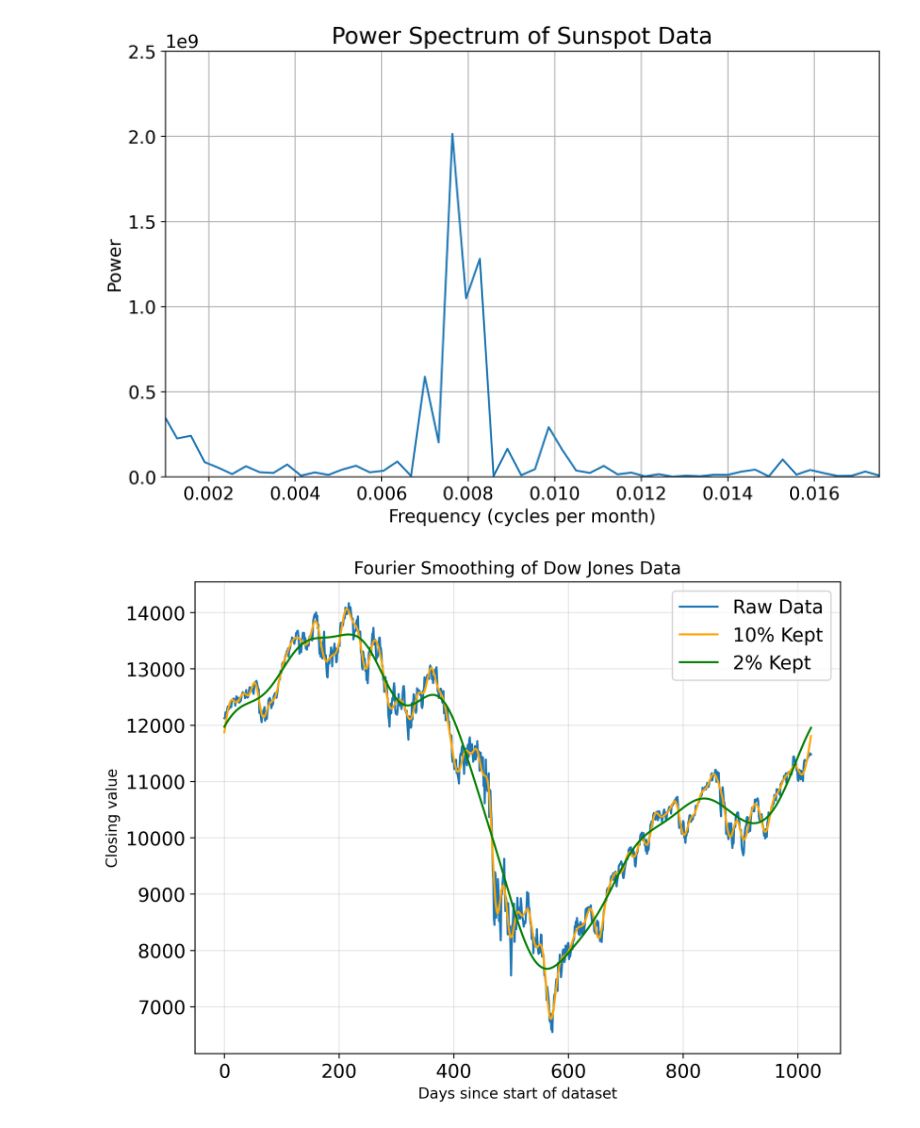
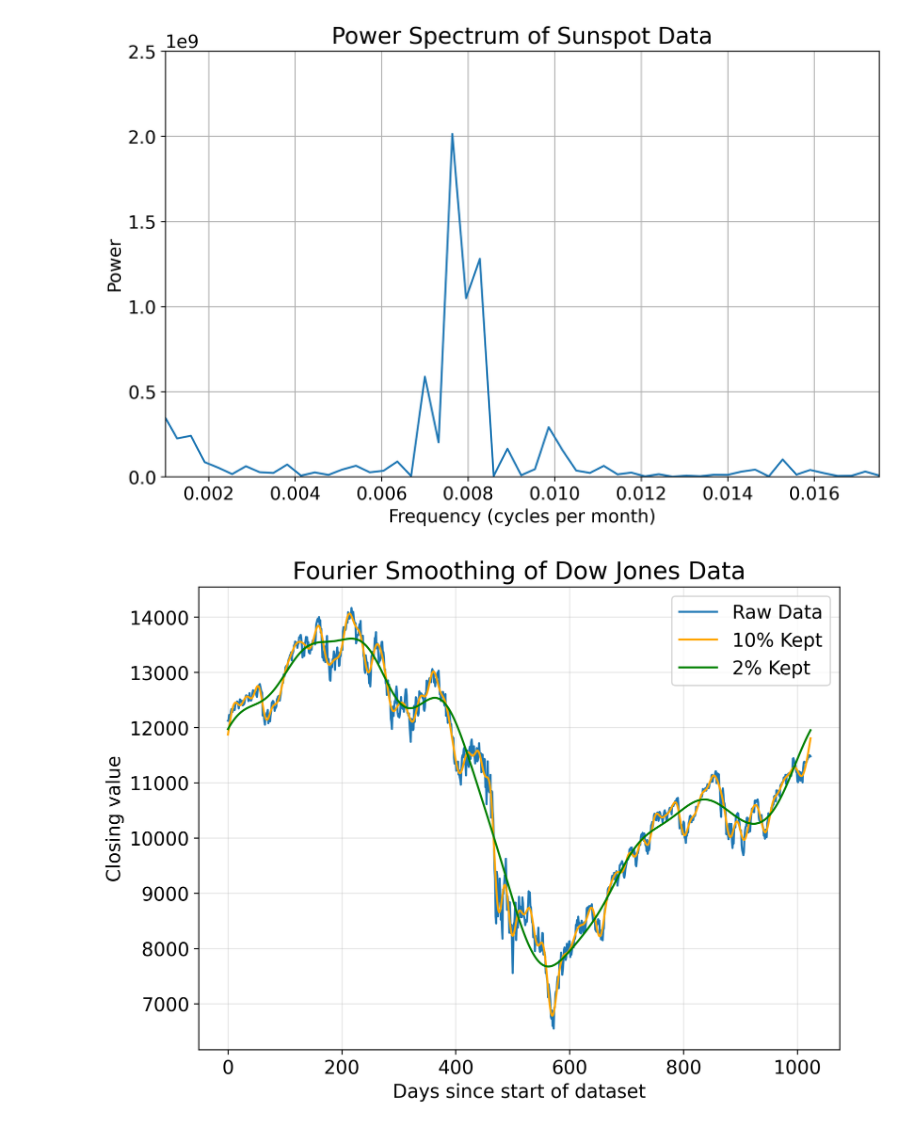
Before and after one commit to chrissellgrenbackup/computational-physics, a Jupyter notebook: hw3/hw3.ipynb, the cells around one changed output. Saved outputs shown, nothing was run; the diff lists cells and outputs as text; code cells hidden in the pictures.

```diff
--- a/hw3/hw3.ipynb
+++ b/hw3/hw3.ipynb
@@ -77,28 +78,28 @@ Period (months): 130.95833333333334
 # %%
 # Problem 2
 dow = np.genfromtxt("dow.txt")
 N = len(dow)
 days = np.arange(N)
 plt.figure(figsize=(8,6),dpi=300)
 plt.plot(days,dow,label="Raw Data")
 c = np.fft.rfft(dow)
 M = len(c)
 cutoff = int(0.1 * M)
 c_filt = np.copy(c)
 c_filt[cutoff:] = 0
 dow_smooth = np.fft.irfft(c_filt)
 plt.plot(days,dow_smooth,color='orange',label="10% Kept")
 c_filt2 = np.copy(c)
 cutoff2 = int(0.02 * M)
 c_filt2[cutoff2:] = 0
 dow_smoother = np.fft.irfft(c_filt2)
 plt.plot(days,dow_smoother,color='green',label="2% Kept")
 plt.title("Fourier Smoothing of Dow Jones Data", fontsize=18)
 plt.xlabel("Days since start of dataset", fontsize=14)
-plt.ylabel("Closing value", fontsize=11)
+plt.ylabel("Closing value", fontsize=14)
 plt.legend()
 plt.grid(alpha=0.3)
 plt.tight_layout()
-plt.show()
+plt.savefig("figs/dowjones.png")
 # %% [output]
-[figure, old version]
+[figure, new version]
```
Also changed, not shown: parts of 5 cells of this notebook.
